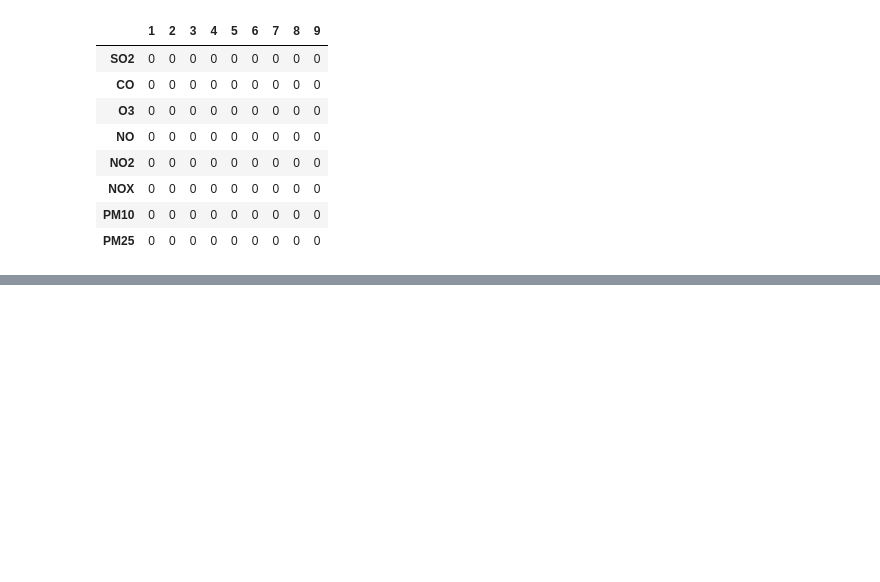
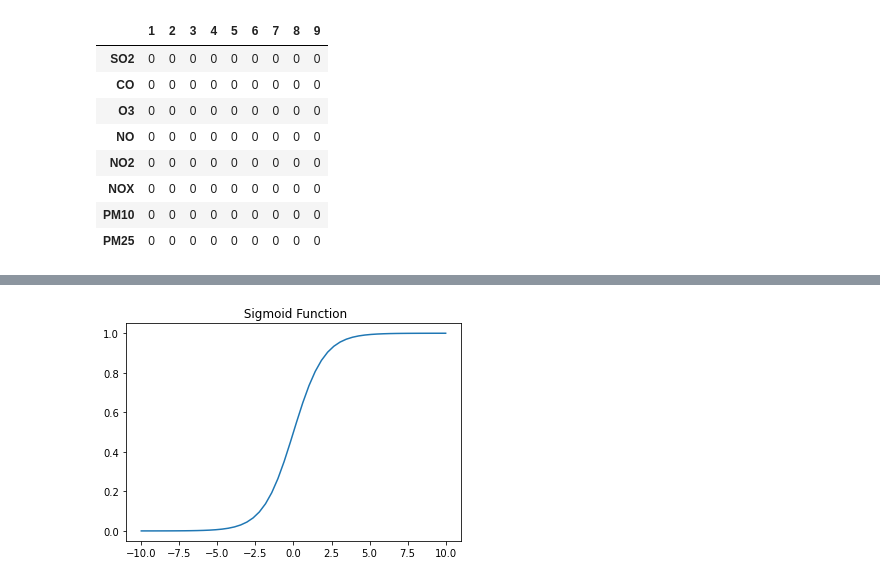
Before and after one commit to Yanghojun/Juneer_deeplearning_cookbook, a Jupyter notebook: data/NIER_dataset/data_experiment.ipynb, the cells around one changed output, grey strips where cells are left out. Cells and saved outputs as stored; diff of their text form; code cells hidden in the pictures; blank space fills up the shorter version.

```diff
--- a/data/NIER_dataset/data_experiment.ipynb
+++ b/data/NIER_dataset/data_experiment.ipynb
@@ -333,0 +346,13 @@ result
+# %%
+def sigmoid(x):
+    ''' It returns 1/(1+exp(-x)). where the values lies between zero and one '''
+
+    return 1/(1+np.exp(-x))
+
+x = np.linspace(-10, 10)
+plt.plot(x, sigmoid(x))
+plt.axis('tight')
+plt.title(' Sigmoid Function')
+plt.show()
+# %% [output]
+[figure, added]
```
Also changed, not shown: parts of 5 cells of this notebook.
